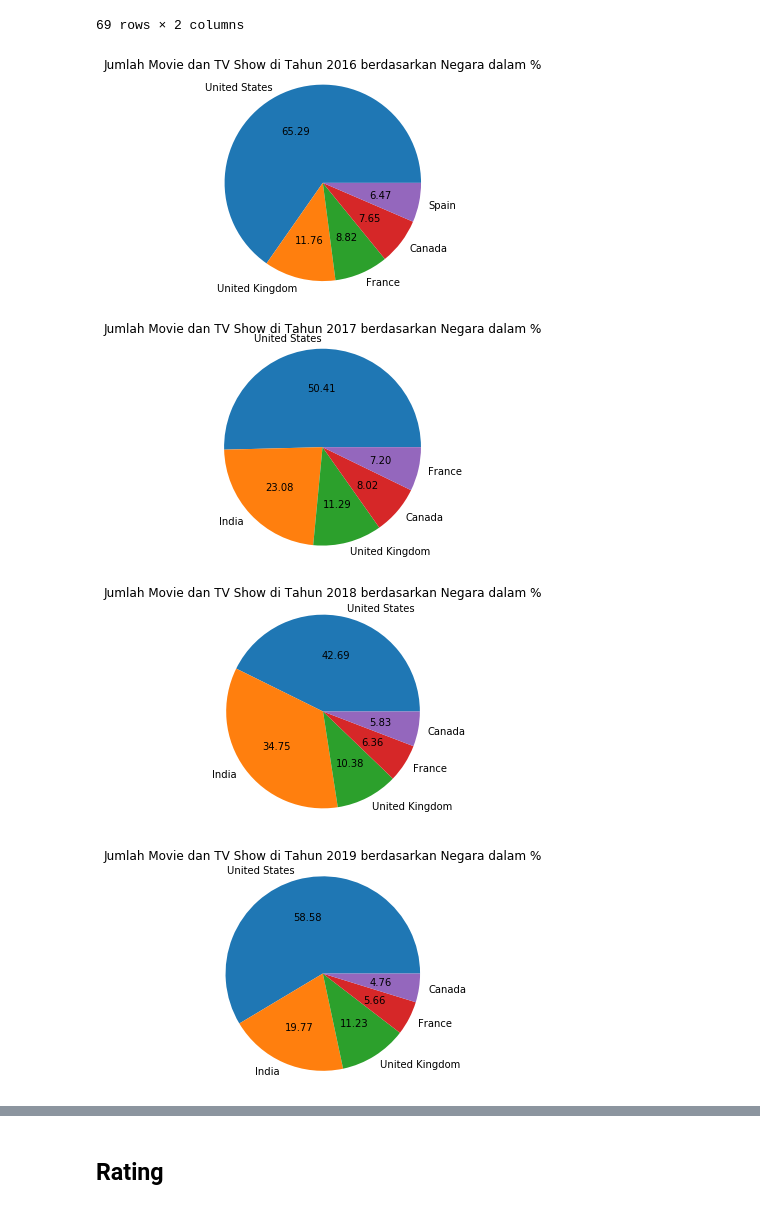
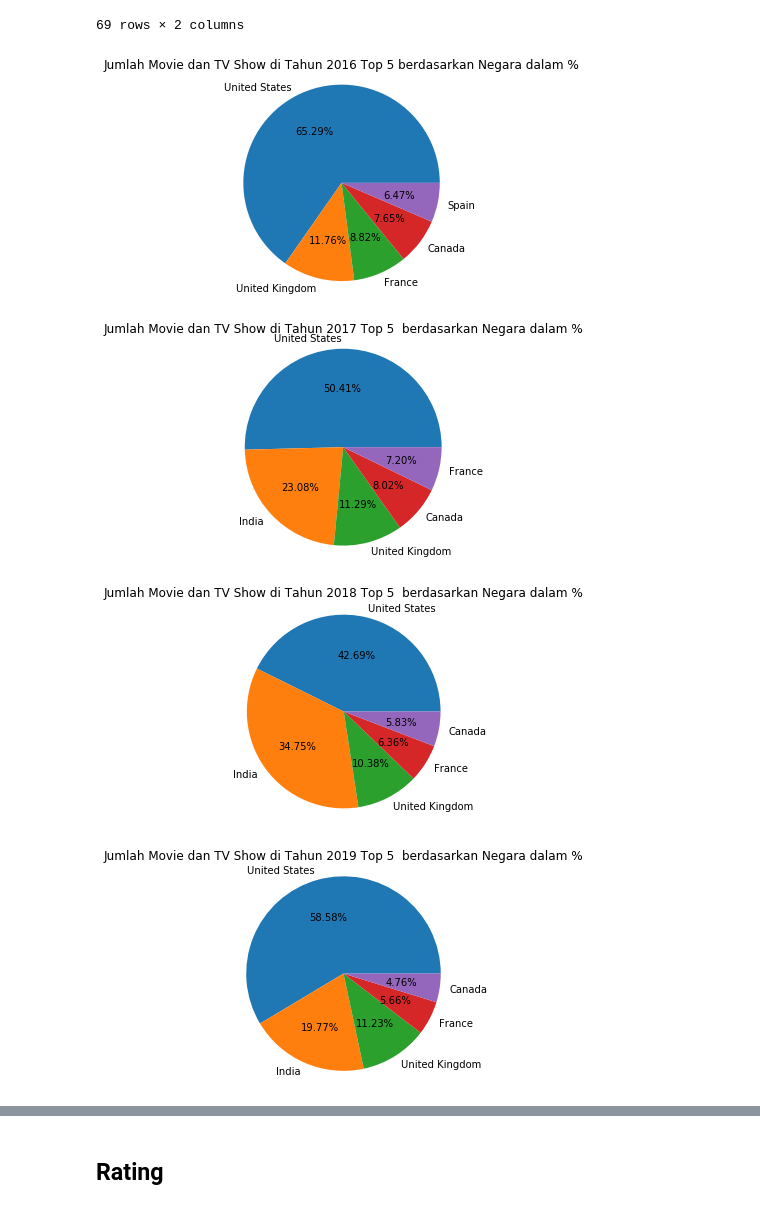
Before and after one commit to sieniecelicia19/eda-netflix, a Jupyter notebook: EDA-Netflix.ipynb, the cells around one changed output, grey strips where cells are left out. Saved outputs shown, nothing was run; the diff lists cells and outputs as text; code cells hidden in the pictures.

```diff
--- a/EDA-Netflix.ipynb
+++ b/EDA-Netflix.ipynb
@@ -615,41 +616,40 @@ countNegara2020
 # %%
 persentase1 = countNegara2016[1].head()
 label= countNegara2016[0].head()
-plt.title('Jumlah Movie dan TV Show di Tahun 2016 berdasarkan Negara dalam %')
-plt.pie((persentase1), labels=label, autopct='%.2f')
+plt.title('Jumlah Movie dan TV Show di Tahun 2016 Top 5 berdasarkan Negara dalam %')
+plt.pie((persentase1), labels=label, autopct='%.2f%%')
 plt.axis('equal')
 plt.show()
 
 persentase2 = countNegara2017[1].head()
 label= countNegara2017[0].head()
-plt.title('Jumlah Movie dan TV Show di Tahun 2017 berdasarkan Negara dalam %')
-plt.pie((persentase2), labels=label, autopct='%.2f')
+plt.title('Jumlah Movie dan TV Show di Tahun 2017 Top 5  berdasarkan Negara dalam %')
+plt.pie((persentase2), labels=label, autopct='%.2f%%')
 plt.axis('equal')
 plt.show()
 
 persentase3 = countNegara2018[1].head()
 label= countNegara2019[0].head()
-plt.title('Jumlah Movie dan TV Show di Tahun 2018 berdasarkan Negara dalam %')
-plt.pie((persentase3), labels=label, autopct='%.2f')
+plt.title('Jumlah Movie dan TV Show di Tahun 2018 Top 5  berdasarkan Negara dalam %')
+plt.pie((persentase3), labels=label, autopct='%.2f%%')
 plt.axis('equal')
 plt.show()
 
 persentase4 = countNegara2019[1].head()
 label= countNegara2019[0].head()
-plt.title('Jumlah Movie dan TV Show di Tahun 2019 berdasarkan Negara dalam %')
-plt.pie((persentase4), labels=label, autopct='%.2f')
+plt.title('Jumlah Movie dan TV Show di Tahun 2019 Top 5  berdasarkan Negara dalam %')
+plt.pie((persentase4), labels=label, autopct='%.2f%%')
 plt.axis('equal')
 plt.show()
 
 persentase5 = countNegara2020[1].head()
 label= countNegara2020[0].head()
-plt.title('Jumlah Movie dan TV Show di Tahun 2020 berdasarkan Negara dalam %')
-plt.pie((persentase5), labels=label, autopct='%.2f')
-plt.bar(x=p)
+plt.title('Jumlah Movie dan TV Show di Tahun 2020 Top 5  berdasarkan Negara dalam %')
+plt.pie((persentase5), labels=label, autopct='%.2f%%')
 plt.axis('equal')
 plt.show()
 # %% [output]
-[figure, old version]
+[figure, new version]
-[figure, old version]
+[figure, new version]
-[figure, old version]
+[figure, new version]
-[figure, old version]
+[figure, new version]
```
Also changed, not shown: parts of 72 cells of this notebook.
